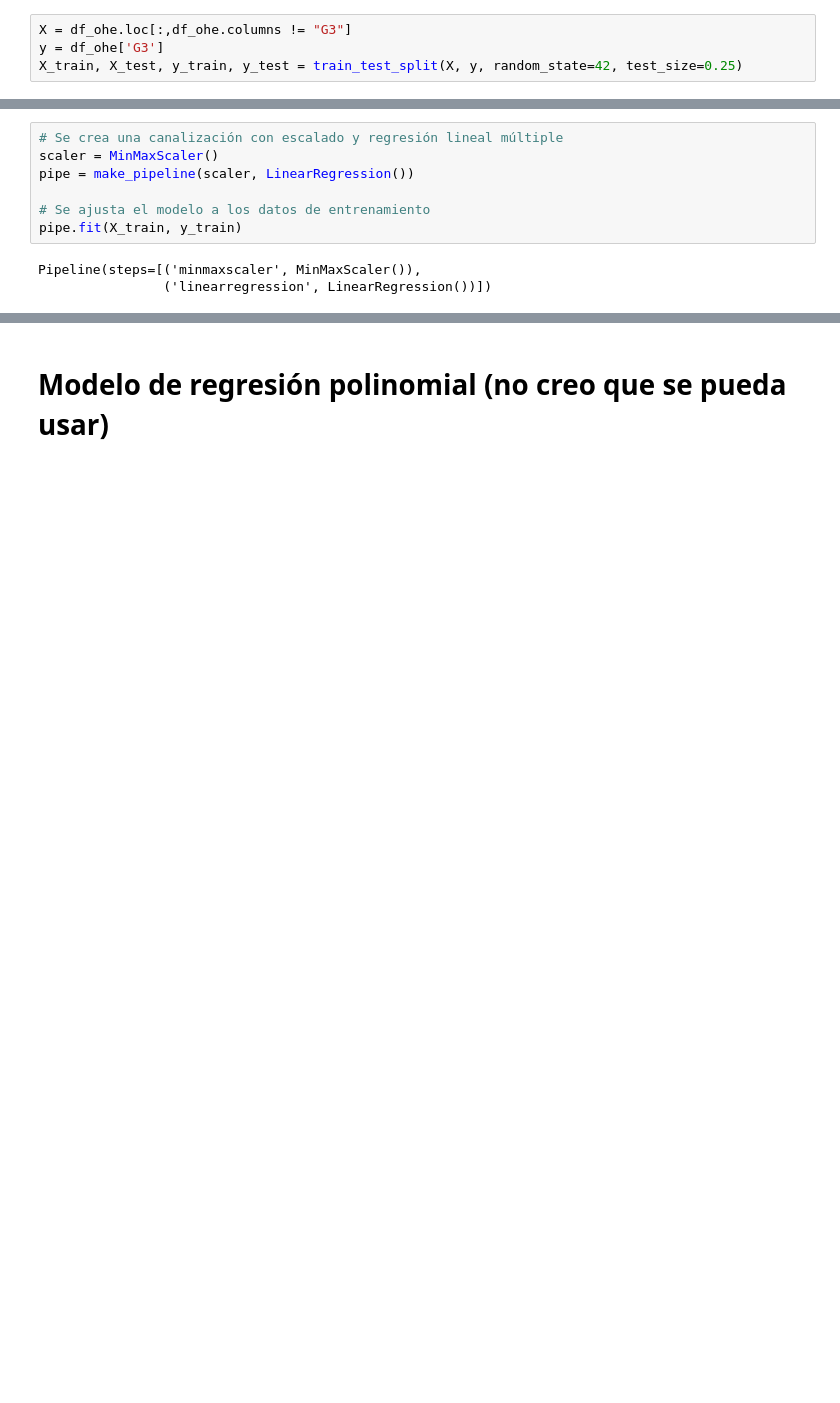
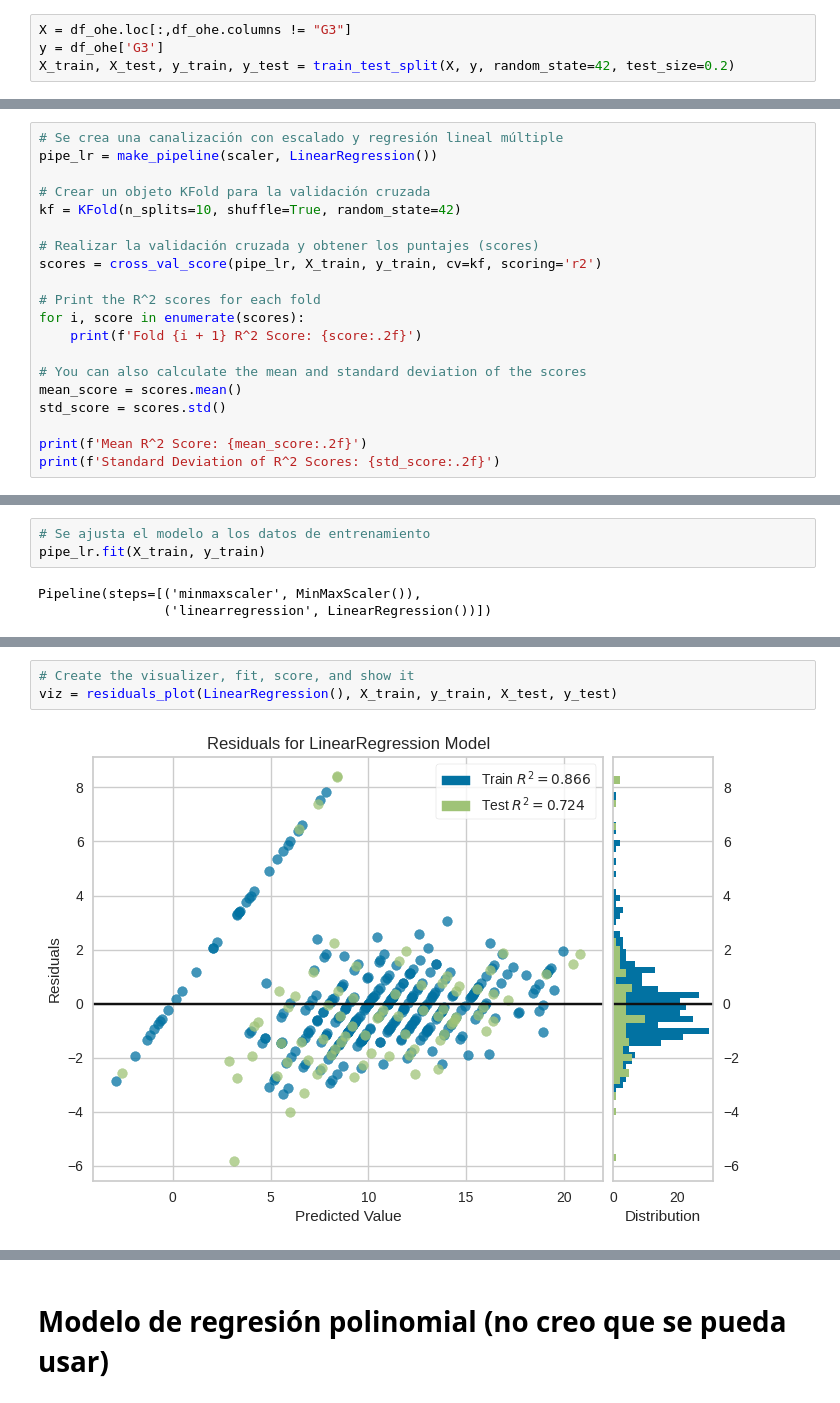
Before and after one commit to DanielaVL/PrediccionRendimientoAcademico, a Jupyter notebook: ModelosML_CursoMatematicas.ipynb, the cells around one changed output, grey strips where cells are left out. Cells and saved outputs as stored; diff of their text form; blank space fills up the shorter version.

```diff
--- a/ModelosML_CursoMatematicas.ipynb
+++ b/ModelosML_CursoMatematicas.ipynb
@@ -236,4 +253,4 @@ for i in range(12):
 # %%
 X = df_ohe.loc[:,df_ohe.columns != "G3"]
 y = df_ohe['G3']
-X_train, X_test, y_train, y_test = train_test_split(X, y, random_state=42, test_size=0.25)
+X_train, X_test, y_train, y_test = train_test_split(X, y, random_state=42, test_size=0.2)
@@ -246,0 +261,20 @@ from sklearn.pipeline import make_pipeline
+# %%
+# Se crea una canalización con escalado y regresión lineal múltiple
+pipe_lr = make_pipeline(scaler, LinearRegression())
+
+# Crear un objeto KFold para la validación cruzada
+kf = KFold(n_splits=10, shuffle=True, random_state=42)
+
+# Realizar la validación cruzada y obtener los puntajes (scores)
+scores = cross_val_score(pipe_lr, X_train, y_train, cv=kf, scoring='r2')
+
+# Print the R^2 scores for each fold
+for i, score in enumerate(scores):
+    print(f'Fold {i + 1} R^2 Score: {score:.2f}')
+
+# You can also calculate the mean and standard deviation of the scores
+mean_score = scores.mean()
+std_score = scores.std()
+
+print(f'Mean R^2 Score: {mean_score:.2f}')
+print(f'Standard Deviation of R^2 Scores: {std_score:.2f}')
@@ -247,10 +294,6 @@ from sklearn.pipeline import make_pipeline
 # %%
-# Se crea una canalización con escalado y regresión lineal múltiple
-scaler = MinMaxScaler()
-pipe = make_pipeline(scaler, LinearRegression())
-
 # Se ajusta el modelo a los datos de entrenamiento
-pipe.fit(X_train, y_train)
+pipe_lr.fit(X_train, y_train)
 # %% [output]
 Pipeline(steps=[('minmaxscaler', MinMaxScaler()),
                 ('linearregression', LinearRegression())])
@@ -257,2 +311,7 @@ Pipeline(steps=[('minmaxscaler', MinMaxScaler()),
+# %%
+# Create the visualizer, fit, score, and show it
+viz = residuals_plot(LinearRegression(), X_train, y_train, X_test, y_test)
+# %% [output]
+[figure, added]
 # %%
 # Se calcula el coeficiente de determinación R²
```
Also changed, not shown: parts of 24 cells of this notebook.
